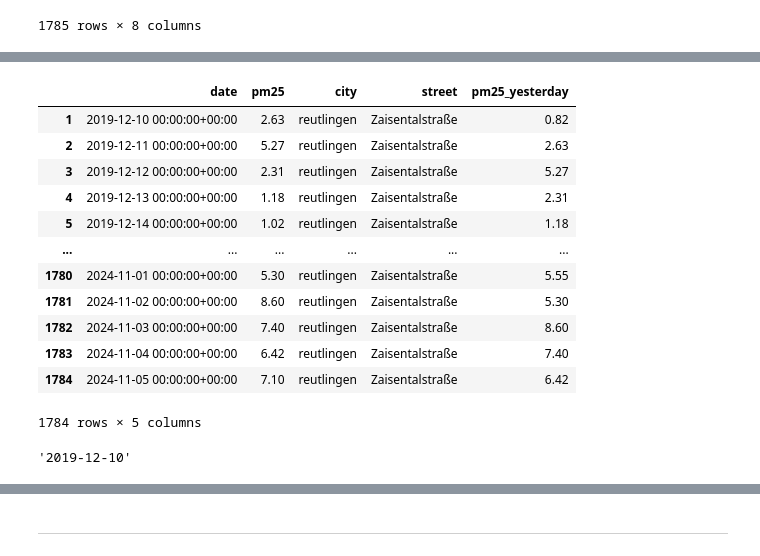
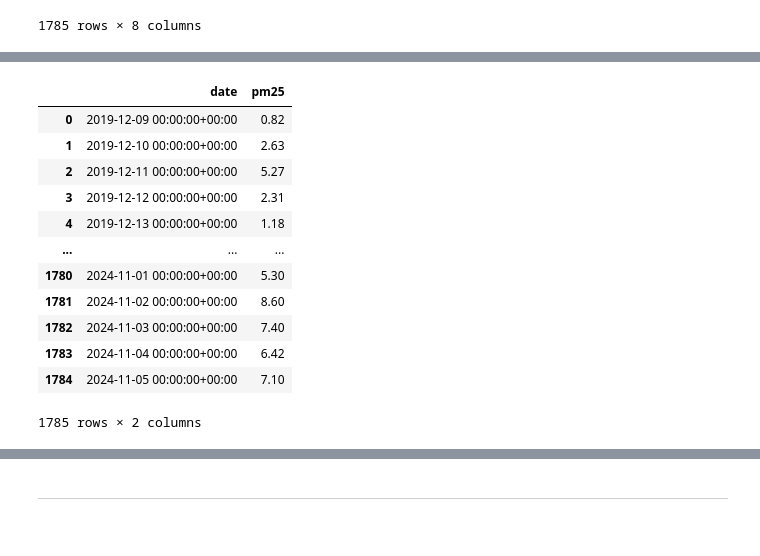
Before and after one commit to Arraying/Reutlingen, a Jupyter notebook: notebooks/1_air_quality_feature_backfill.ipynb, the cells around one changed output, grey strips where cells are left out. Drawn from its saved outputs; the diff is of its cells as text; code cells hidden in the pictures.

```diff
--- a/notebooks/1_air_quality_feature_backfill.ipynb
+++ b/notebooks/1_air_quality_feature_backfill.ipynb
@@ -20,0 +106,3 @@ warnings.filterwarnings("ignore")
+# %%
+csv_file="../data/reutlingen.csv"
+util.check_file_path(csv_file)
@@ -21,10 +186,5 @@ warnings.filterwarnings("ignore")
 # %%
-country="germany"
-city="reutlingen"
-street="Zaisentalstraße"
-today = datetime.date.today()
-
-df = pd.read_csv("../data/reutlingen.csv",  parse_dates=['date'], skipinitialspace=True, skiprows=3)
+df = pd.read_csv(csv_file,  parse_dates=['date'], skipinitialspace=True, skiprows=3)
 df
 # %% [output]
 |  | date | min | max | pm25 | q1 | q3 | stdev | count |
@@ -88,0 +215,9 @@ df2
+# %%
+# These commands will succeed if your CSV file didn't have a `median` or `timestamp` column
+df = df.rename(columns={"median": "pm25"})
+df = df.rename(columns={"timestamp": "date"})
+
+df_aq = df[['date', 'pm25']]
+df_aq['pm25'] = df_aq['pm25'].astype('float32')
+
+df_aq
@@ -89,17 +254,17 @@ df2
 # %%
-df2.dropna(inplace=True)
-df2
+df_aq.dropna(inplace=True)
+df_aq
 # %% [output]
-|  | date | pm25 | city | street | pm25_yesterday |
-| 1 | 2019-12-10 00:00:00+00:00 | 2.63 | reutlingen | Zaisentalstraße | 0.82 |
-| 2 | 2019-12-11 00:00:00+00:00 | 5.27 | reutlingen | Zaisentalstraße | 2.63 |
-| 3 | 2019-12-12 00:00:00+00:00 | 2.31 | reutlingen | Zaisentalstraße | 5.27 |
-| 4 | 2019-12-13 00:00:00+00:00 | 1.18 | reutlingen | Zaisentalstraße | 2.31 |
-| 5 | 2019-12-14 00:00:00+00:00 | 1.02 | reutlingen | Zaisentalstraße | 1.18 |
-| ... | ... | ... | ... | ... | ... |
-| 1780 | 2024-11-01 00:00:00+00:00 | 5.30 | reutlingen | Zaisentalstraße | 5.55 |
-| 1781 | 2024-11-02 00:00:00+00:00 | 8.60 | reutlingen | Zaisentalstraße | 5.30 |
-| 1782 | 2024-11-03 00:00:00+00:00 | 7.40 | reutlingen | Zaisentalstraße | 8.60 |
-| 1783 | 2024-11-04 00:00:00+00:00 | 6.42 | reutlingen | Zaisentalstraße | 7.40 |
-| 1784 | 2024-11-05 00:00:00+00:00 | 7.10 | reutlingen | Zaisentalstraße | 6.42 |
+|  | date | pm25 |
+| 0 | 2019-12-09 00:00:00+00:00 | 0.82 |
+| 1 | 2019-12-10 00:00:00+00:00 | 2.63 |
+| 2 | 2019-12-11 00:00:00+00:00 | 5.27 |
+| 3 | 2019-12-12 00:00:00+00:00 | 2.31 |
+| 4 | 2019-12-13 00:00:00+00:00 | 1.18 |
+| ... | ... | ... |
+| 1780 | 2024-11-01 00:00:00+00:00 | 5.30 |
+| 1781 | 2024-11-02 00:00:00+00:00 | 8.60 |
+| 1782 | 2024-11-03 00:00:00+00:00 | 7.40 |
+| 1783 | 2024-11-04 00:00:00+00:00 | 6.42 |
+| 1784 | 2024-11-05 00:00:00+00:00 | 7.10 |
-1784 rows × 5 columns
+1785 rows × 2 columns
@@ -108,5 +270,0 @@ earliest_aq_date = pd.Series.min(df2['date'])
-# %%
-earliest_aq_date = earliest_aq_date.strftime('%Y-%m-%d')
-earliest_aq_date
-# %% [output]
-'2019-12-10'
```
Also changed, not shown: parts of 75 cells of this notebook, 5 other files.
